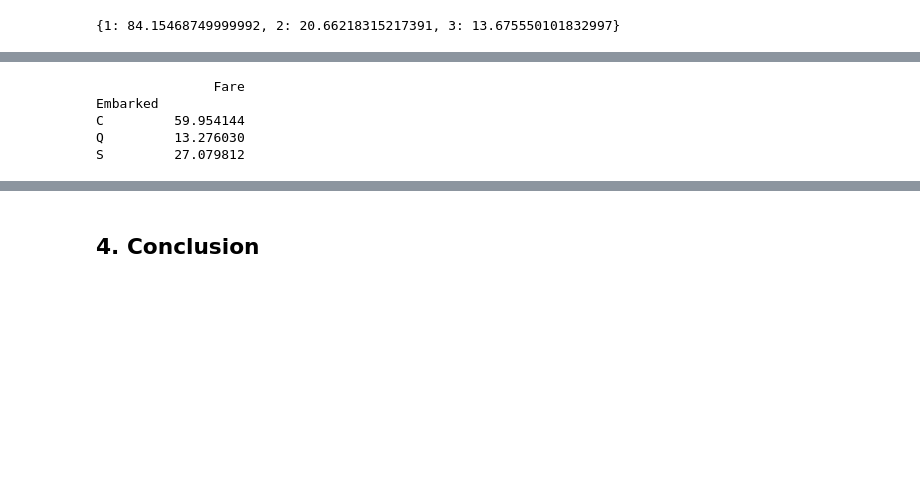
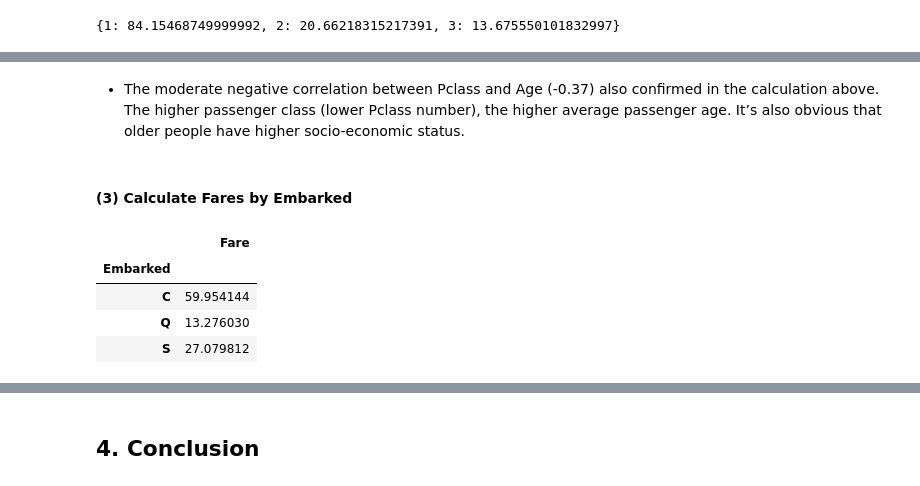
Before and after one commit to freena22/Data-Analysis-Projects, a Jupyter notebook: 01Kaggle_Titanic_Survival.ipynb, the cells around one changed output, grey strips where cells are left out. Cells and saved outputs as stored; diff of their text form; code cells hidden in the pictures; blank space fills up the shorter version.

```diff
--- a/01Kaggle_Titanic_Survival.ipynb
+++ b/01Kaggle_Titanic_Survival.ipynb
@@ -400,10 +434,13 @@ Name: Age, dtype: float64
+# %% [markdown]
+- The moderate negative correlation between Pclass and Age (-0.37) also confirmed in the calculation above. The higher passenger class (lower Pclass number), the higher average passenger age. It’s also obvious that older people have higher socio-economic status.
+# %% [markdown]
+#### (3) Calculate Fares by Embarked
 # %%
-# calculate fare by embarked
-port_stats = titanic.pivot_table(index='Embarked',values=['Fare'],aggfunc=np.mean)
-print(port_stats)
+Average_Fares_by_Embarked = titanic.pivot_table(index='Embarked',values=['Fare'],aggfunc=np.mean)
+Average_Fares_by_Embarked
 # %% [output]
-               Fare
-Embarked
-C         59.954144
-Q         13.276030
-S         27.079812
+|  | Fare |
+| Embarked |  |
+| C | 59.954144 |
+| Q | 13.276030 |
+| S | 27.079812 |
```
Also changed, not shown: parts of 15 cells of this notebook.
